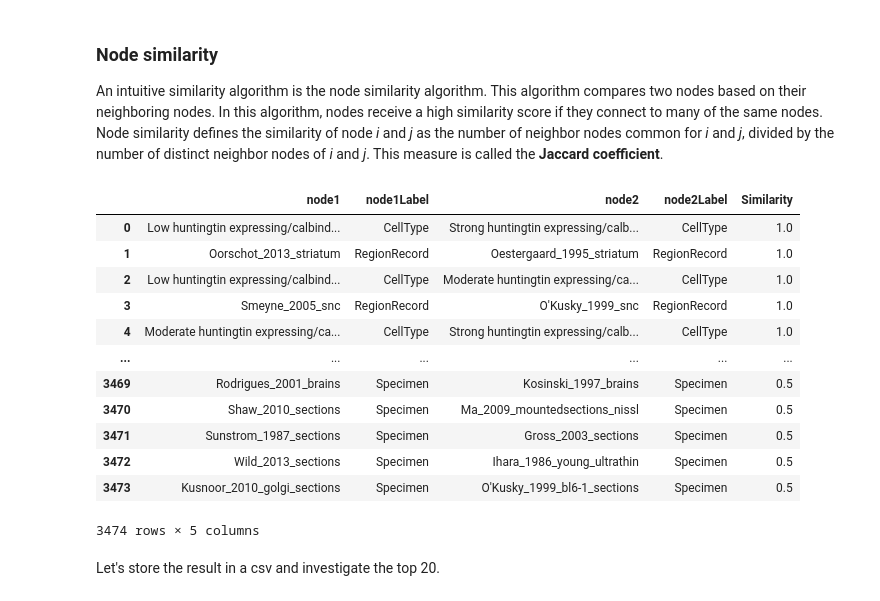
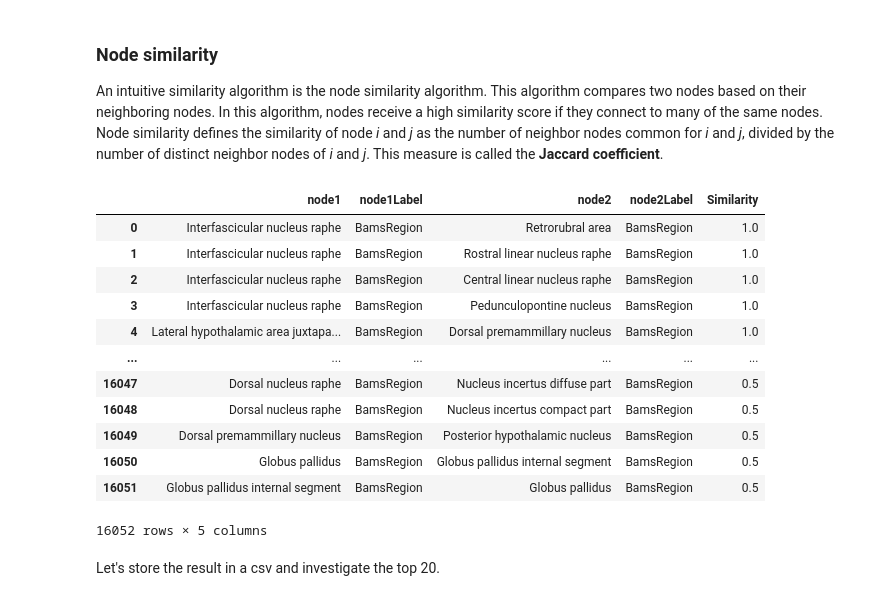
Before and after one commit to marenpg/jupyter_basal_ganglia, a Jupyter notebook: 2. Extending the data with extracted information - GraphAnalysis/1. General information search.ipynb, the cells around one changed output. Saved outputs shown, nothing was run; the diff lists cells and outputs as text; code cells hidden in the pictures.

```diff
--- a/2. Extending the data with extracted information - GraphAnalysis/1. General information search.ipynb
+++ b/2. Extending the data with extracted information - GraphAnalysis/1. General information search.ipynb
@@ -19,10 +19,10 @@ import os
 load_dotenv()
 
 neo4jUser = os.getenv("NEO4J_USER")
-neo4jPwd = os.getenv("NEO4J_PASSWORD")
-neo4jUrl = os.getenv("NEO4j_BOLT")
+neo4jPwd = os.getenv("NEO4J_PASSWORD_DS")
+neo4jUrl = os.getenv("NEO4j_BOLT_DS")
 
-driver = GraphDatabase.driver(neo4jUrl,auth=basic_auth(neo4jUser, neo4jPwd), encrypted = False)
+driver = GraphDatabase.driver(neo4jUrl,auth=basic_auth(neo4jUser, neo4jPwd))
 # %% [markdown]
 ## Inital preparation
 # %% [markdown]
@@ -835,10 +840,10 @@ with driver.session() as session:
     old_call = """
         CALL gds.alpha.betweenness.sampled.stream('all-nodes')
         YIELD nodeId, centrality
-        RETURN nodeId, gds.util.asNode(nodeId).name AS name, labels(gds.util.asNode(nodeId))[0] AS label, centrality
+        RETURN nodeId, gds.util.asNode(nodeId).name AS name, labels(gds.util.asNode(nodeId))[0] AS label, centrality as score
         ORDER BY centrality DESC
     """
-    res = session.run(new_call)
+    res = session.run(old_call)
 
 
     for rec in res:
@@ -891,40 +896,40 @@ An intuitive similarity algorithm is the node similarity algorithm. This algorit
 # %%
 import pandas as pd
 
 label_prop_table = []
 with driver.session() as session:
     res = session.run("""
         CALL gds.nodeSimilarity.stream(
           'all-nodes',
           {
-            degreeCutoff: 3,
+            degreeCutoff: 1,
             similarityCutoff: 0.5,
-            topK: 2
+            topK: 5
           }
         )
         YIELD node1, node2, similarity
         RETURN gds.util.asNode(node1).name as node1, labels(gds.util.asNode(node1))[0] as node1Label, gds.util.asNode(node2).name as node2, labels(gds.util.asNode(node2))[0] as node2Label, similarity
         ORDER BY similarity DESC
     """)
 
     for rec in res:
         label_prop_table.append([rec["node1"], rec["node1Label"], rec["node2"], rec["node2Label"], rec["similarity"]])
 
 pd.DataFrame(label_prop_table, columns=["node1", "node1Label", "node2", "node2Label", "Similarity"])
 # %% [output]
 |  | node1 | node1Label | node2 | node2Label | Similarity |
-| 0 | Low huntingtin expressing/calbind... | CellType | Strong huntingtin expressing/calb... | CellType | 1.0 |
-| 1 | Oorschot_2013_striatum | RegionRecord | Oestergaard_1995_striatum | RegionRecord | 1.0 |
-| 2 | Low huntingtin expressing/calbind... | CellType | Moderate huntingtin expressing/ca... | CellType | 1.0 |
-| 3 | Smeyne_2005_snc | RegionRecord | O'Kusky_1999_snc | RegionRecord | 1.0 |
-| 4 | Moderate huntingtin expressing/ca... | CellType | Strong huntingtin expressing/calb... | CellType | 1.0 |
+| 0 | Interfascicular nucleus raphe | BamsRegion | Retrorubral area | BamsRegion | 1.0 |
+| 1 | Interfascicular nucleus raphe | BamsRegion | Rostral linear nucleus raphe | BamsRegion | 1.0 |
+| 2 | Interfascicular nucleus raphe | BamsRegion | Central linear nucleus raphe | BamsRegion | 1.0 |
+| 3 | Interfascicular nucleus raphe | BamsRegion | Pedunculopontine nucleus | BamsRegion | 1.0 |
+| 4 | Lateral hypothalamic area juxtapa... | BamsRegion | Dorsal premammillary nucleus | BamsRegion | 1.0 |
 | ... | ... | ... | ... | ... | ... |
-| 3469 | Rodrigues_2001_brains | Specimen | Kosinski_1997_brains | Specimen | 0.5 |
-| 3470 | Shaw_2010_sections | Specimen | Ma_2009_mountedsections_nissl | Specimen | 0.5 |
-| 3471 | Sunstrom_1987_sections | Specimen | Gross_2003_sections | Specimen | 0.5 |
-| 3472 | Wild_2013_sections | Specimen | Ihara_1986_young_ultrathin | Specimen | 0.5 |
-| 3473 | Kusnoor_2010_golgi_sections | Specimen | O'Kusky_1999_bl6-1_sections | Specimen | 0.5 |
+| 16047 | Dorsal nucleus raphe | BamsRegion | Nucleus incertus diffuse part | BamsRegion | 0.5 |
+| 16048 | Dorsal nucleus raphe | BamsRegion | Nucleus incertus compact part | BamsRegion | 0.5 |
+| 16049 | Dorsal premammillary nucleus | BamsRegion | Posterior hypothalamic nucleus | BamsRegion | 0.5 |
+| 16050 | Globus pallidus | BamsRegion | Globus pallidus internal segment | BamsRegion | 0.5 |
+| 16051 | Globus pallidus internal segment | BamsRegion | Globus pallidus | BamsRegion | 0.5 |
-3474 rows × 5 columns
+16052 rows × 5 columns
 # %% [markdown]
 Let's store the result in a csv and investigate the top 20.
 # %%
```
Also changed, not shown: parts of 41 cells of this notebook, 6 other files.
